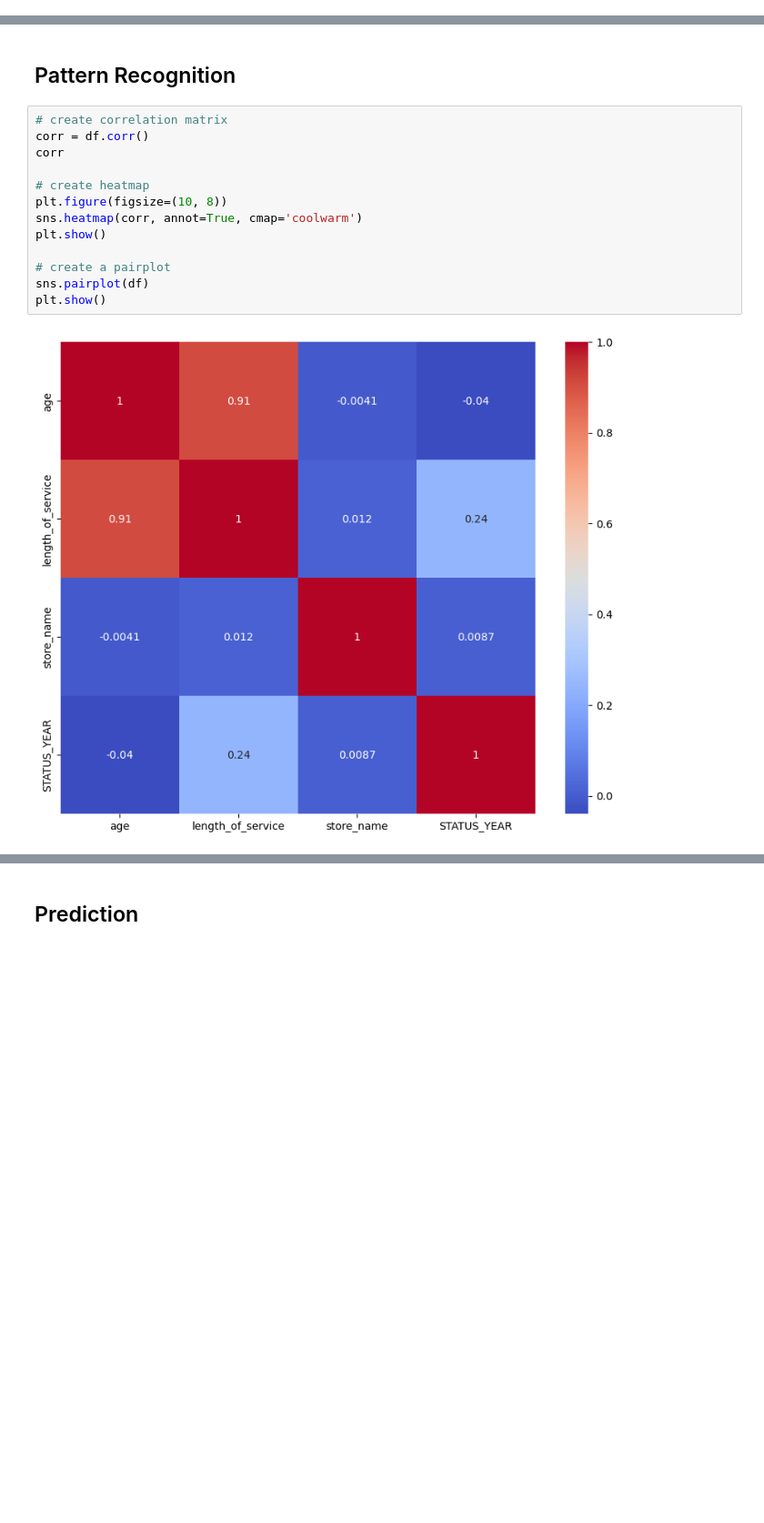
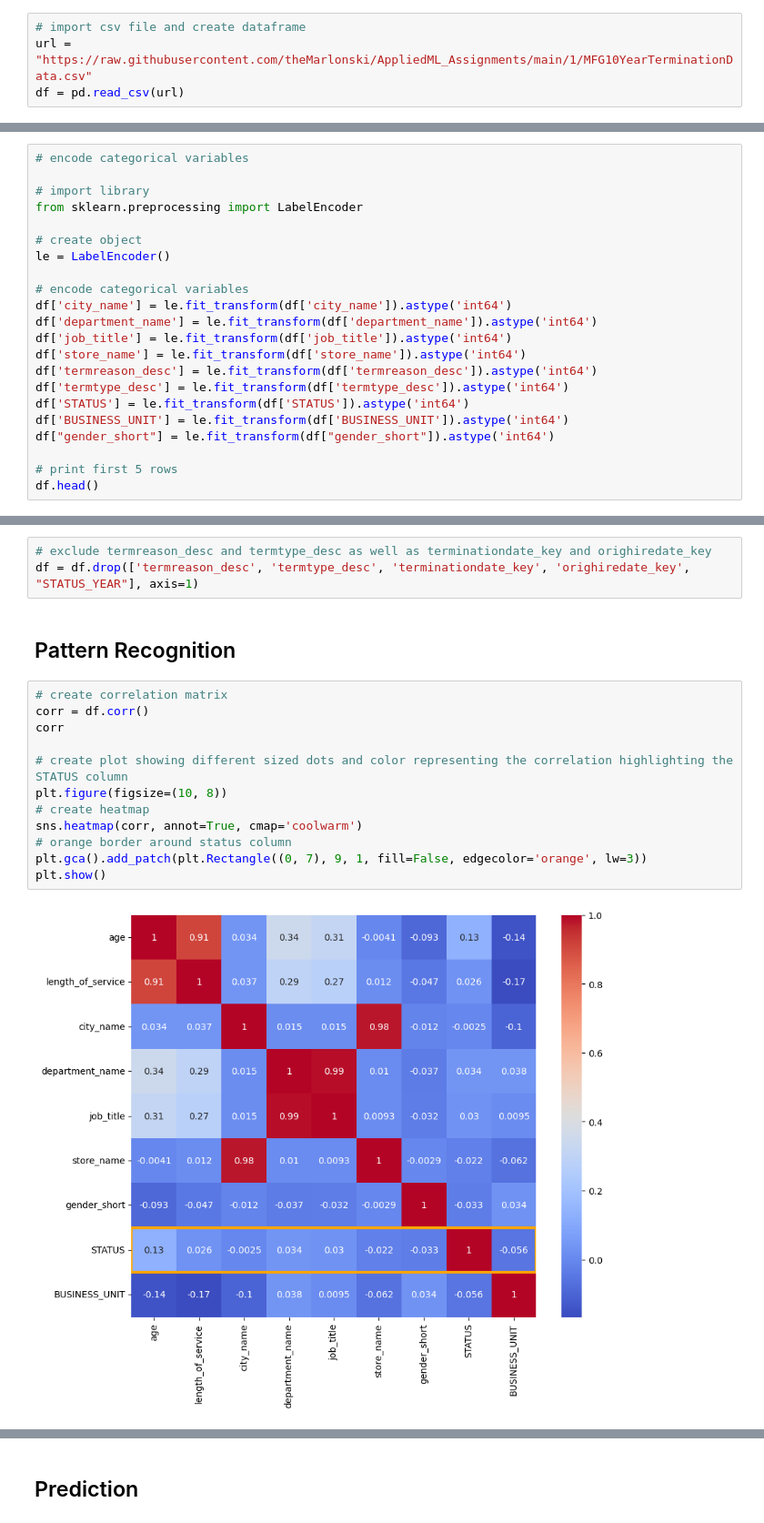
Before and after one commit to theMarlonski/AppliedML_Assignments, a Jupyter notebook: 1/AML_1.ipynb, the cells around one changed output, grey strips where cells are left out. Shown at 91% size. Cells and saved outputs as stored; diff of their text form; blank space fills up the shorter version.

```diff
--- a/1/AML_1.ipynb
+++ b/1/AML_1.ipynb
@@ -12,3 +13,7 @@ df = pd.read_csv('/Users/fabiansiedler/Library/CloudStorage/OneDrive-CBS-Copenha
+# %%
+# import csv file and create dataframe
+url = "https://raw.githubusercontent.com/theMarlonski/AppliedML_Assignments/main/1/MFG10YearTerminationData.csv"
+df = pd.read_csv(url)
 # %% [markdown]
 ## EDA and Data Pre-Processing
 # %%
@@ -406,0 +428,22 @@ plt.show()
+# %%
+# encode categorical variables
+
+# import library
+from sklearn.preprocessing import LabelEncoder
+
+# create object
+le = LabelEncoder()
+
+# encode categorical variables
+df['city_name'] = le.fit_transform(df['city_name']).astype('int64')
+df['department_name'] = le.fit_transform(df['department_name']).astype('int64')
+df['job_title'] = le.fit_transform(df['job_title']).astype('int64')
+df['store_name'] = le.fit_transform(df['store_name']).astype('int64')
+df['termreason_desc'] = le.fit_transform(df['termreason_desc']).astype('int64')
+df['termtype_desc'] = le.fit_transform(df['termtype_desc']).astype('int64')
+df['STATUS'] = le.fit_transform(df['STATUS']).astype('int64')
+df['BUSINESS_UNIT'] = le.fit_transform(df['BUSINESS_UNIT']).astype('int64')
+df["gender_short"] = le.fit_transform(df["gender_short"]).astype('int64')
+
+# print first 5 rows
+df.head()
@@ -407,17 +459,19 @@ plt.show()
+# %%
+# exclude termreason_desc and termtype_desc as well as terminationdate_key and orighiredate_key
+df = df.drop(['termreason_desc', 'termtype_desc', 'terminationdate_key', 'orighiredate_key', "STATUS_YEAR"], axis=1)
 # %% [markdown]
 ## Pattern Recognition
 # %%
 # create correlation matrix
 corr = df.corr()
 corr
 
+# create plot showing different sized dots and color representing the correlation highlighting the STATUS column
+plt.figure(figsize=(10, 8))
 # create heatmap
-plt.figure(figsize=(10, 8))
 sns.heatmap(corr, annot=True, cmap='coolwarm')
+# orange border around status column
+plt.gca().add_patch(plt.Rectangle((0, 7), 9, 1, fill=False, edgecolor='orange', lw=3))
 plt.show()
-
-# create a pairplot
-sns.pairplot(df)
-plt.show()
 # %% [output]
-[figure, old version]
+[figure, new version]
```
Also changed, not shown: parts of 47 cells of this notebook, 1 other file.
